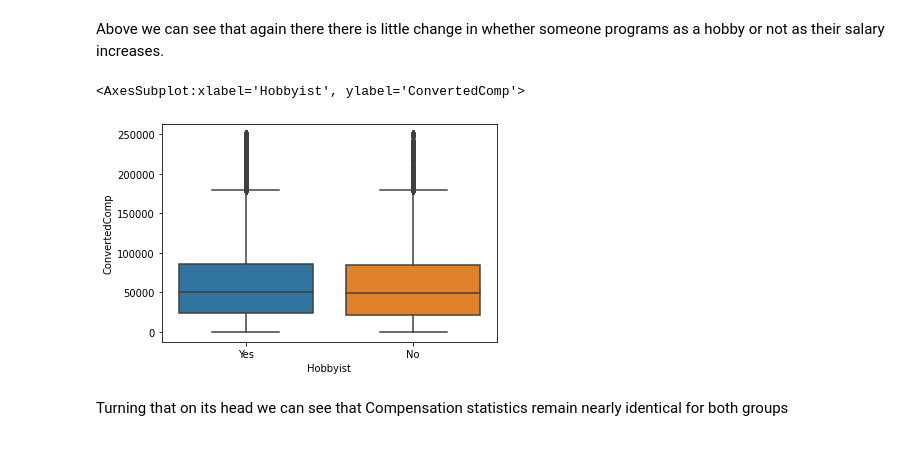
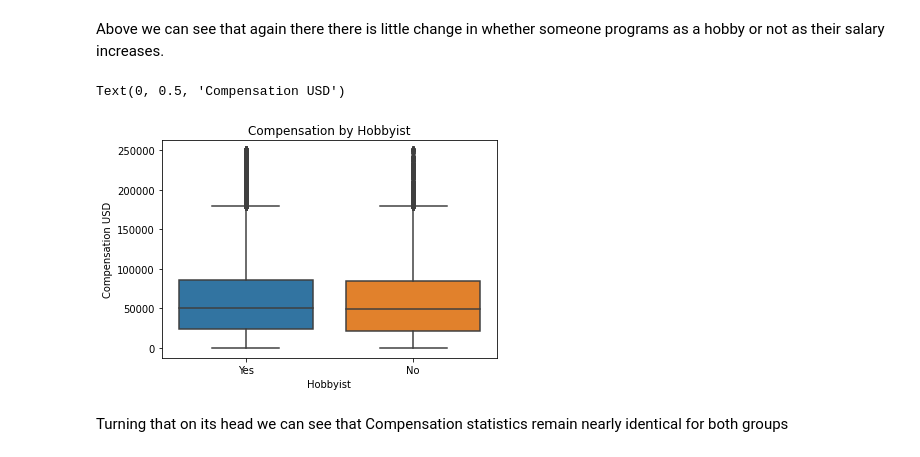
Before and after one commit to jbm1991/stackoverflow_survey, a Jupyter notebook: HobbyistAnalysis.ipynb, the cells around one changed output. Saved outputs shown, nothing was run; the diff lists cells and outputs as text; code cells hidden in the pictures.

Commit message:
feat: Add appropriate title and labels to comp graph

```diff
--- a/HobbyistAnalysis.ipynb
+++ b/HobbyistAnalysis.ipynb
@@ -189,9 +189,11 @@ Above we can see that again there there is little change in whether someone prog
 # %%
 sns.boxplot(data=df[['Hobbyist', 'ConvertedComp']].dropna().drop(
     df[df['ConvertedComp'] > 250000].index), x='Hobbyist', y='ConvertedComp')
+plt.title('Compensation by Hobbyist')
+plt.ylabel('Compensation USD')
 # %% [output]
-<AxesSubplot:xlabel='Hobbyist', ylabel='ConvertedComp'>
+Text(0, 0.5, 'Compensation USD')
-[figure, old version]
+[figure, new version]
 # %% [markdown]
 Turning that on its head we can see that Compensation statistics remain nearly identical for both groups
 # %%
```
